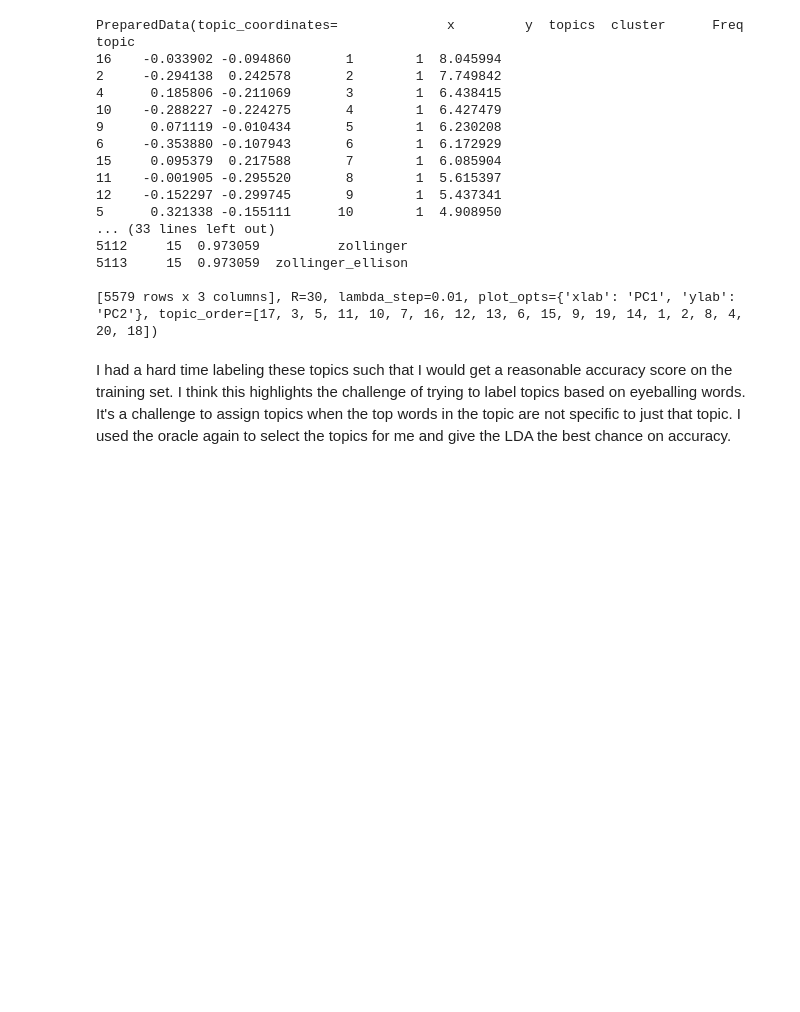
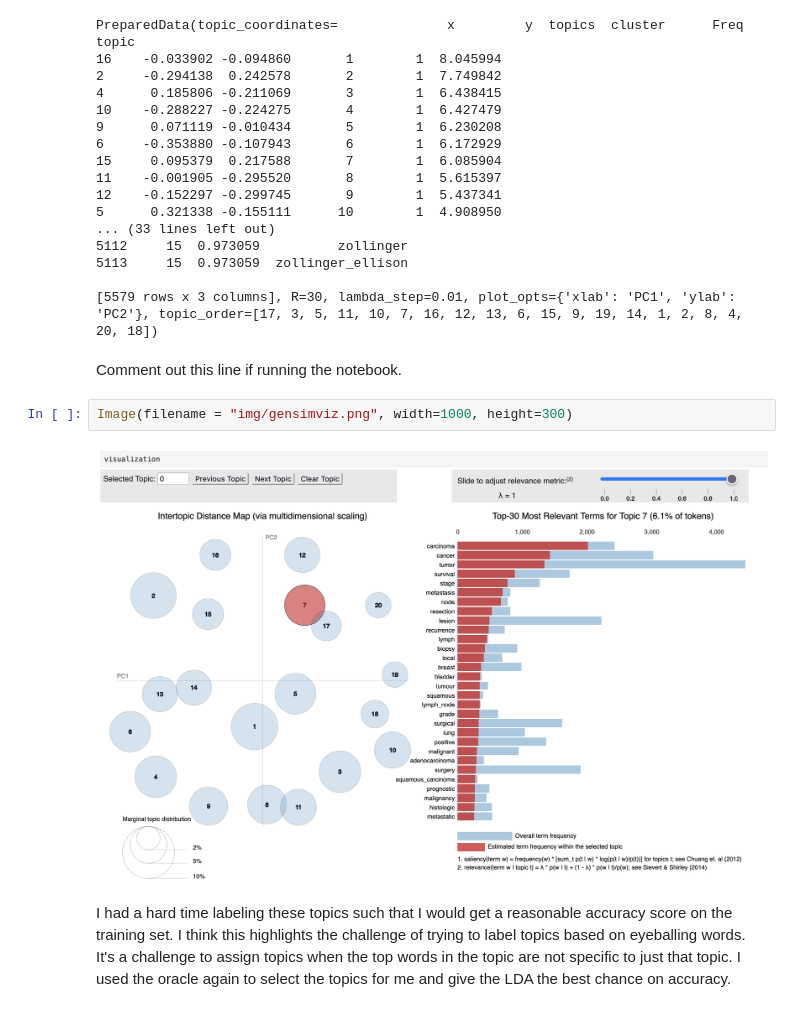
Before and after one commit to lynnolson/dtsa5510lo, a Jupyter notebook: MedicalTextTopicModeling.ipynb, the cells around one changed output. Cells and saved outputs as stored; diff of their text form; blank space fills up the shorter version.

```diff
--- a/MedicalTextTopicModeling.ipynb
+++ b/MedicalTextTopicModeling.ipynb
@@ -907,6 +909,12 @@ topic
 5113     15  0.973059  zollinger_ellison
 
 [5579 rows x 3 columns], R=30, lambda_step=0.01, plot_opts={'xlab': 'PC1', 'ylab': 'PC2'}, topic_order=[17, 3, 5, 11, 10, 7, 16, 12, 13, 6, 15, 9, 19, 14, 1, 2, 8, 4, 20, 18])
+# %% [markdown]
+Comment out this line if running the notebook.
+# %%
+Image(filename = "img/gensimviz.png", width=1000, height=300)
+# %% [output]
+[figure, added]
 # %% [markdown]
 I had a hard time labeling these topics such that I would get a reasonable accuracy score on the training set. I think this highlights the challenge of trying to label topics based on eyeballing words.  It's a challenge to assign topics when the top words in the topic are not specific to just that topic.  I used the oracle again to select the topics for me and give the LDA the best chance on accuracy.
 # %%
```
Also changed, not shown: parts of 2 cells of this notebook.
